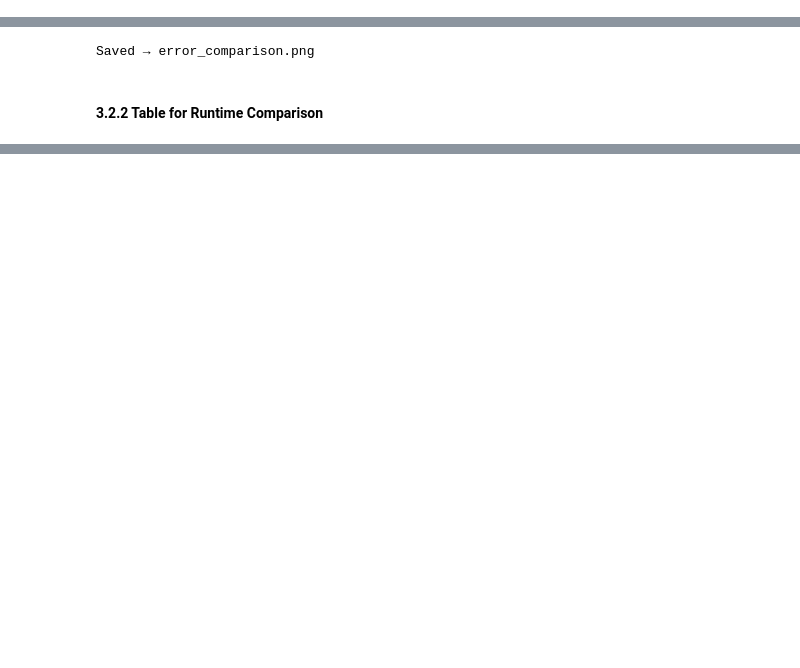
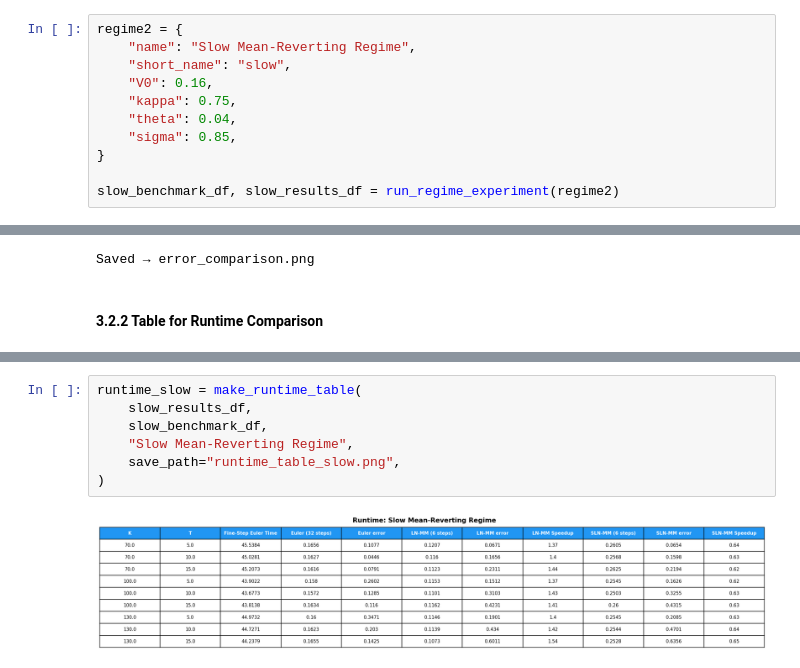
Before and after one commit to JM357/MATH5030Group11, a Jupyter notebook: notebooks/demo.ipynb, the cells around one changed output, grey strips where cells are left out. Saved outputs shown, nothing was run; the diff lists cells and outputs as text; blank space fills up the shorter version.

```diff
--- a/notebooks/demo.ipynb
+++ b/notebooks/demo.ipynb
@@ -748,0 +877,11 @@ Steps= 32 | Euler Price=48.9947, SD=3.416608, SE=0.003417, Err=0.258867, p=0, Si
+# %%
+regime2 = {
+    "name": "Slow Mean-Reverting Regime",
+    "short_name": "slow",
+    "V0": 0.16,
+    "kappa": 0.75,
+    "theta": 0.04,
+    "sigma": 0.85,
+}
+
+slow_benchmark_df, slow_results_df = run_regime_experiment(regime2)
@@ -904,0 +1091,9 @@ plt.show()
+# %%
+runtime_slow = make_runtime_table(
+    slow_results_df,
+    slow_benchmark_df,
+    "Slow Mean-Reverting Regime",
+    save_path="runtime_table_slow.png",
+)
+# %% [output]
+[figure, added]
```
Also changed, not shown: parts of 31 cells of this notebook.
